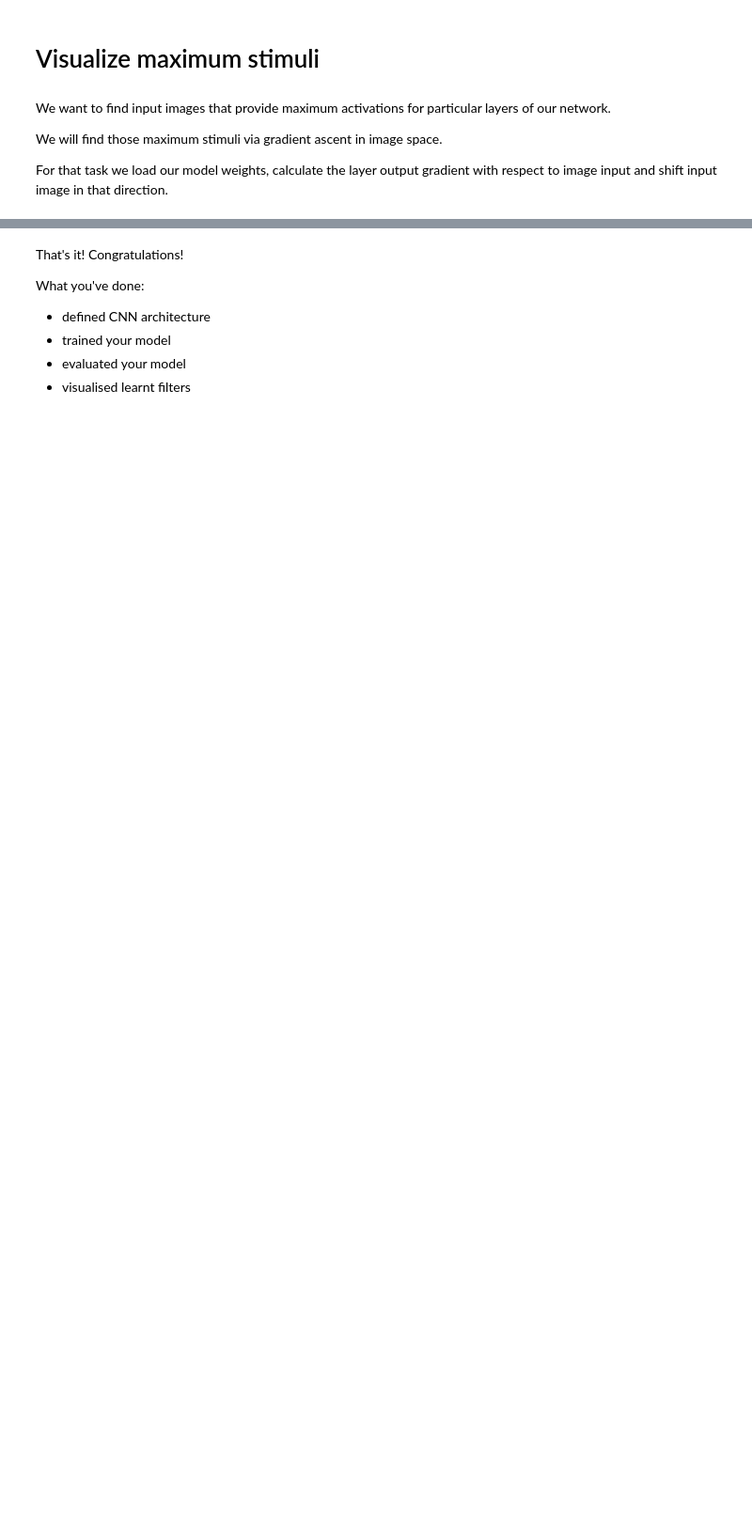
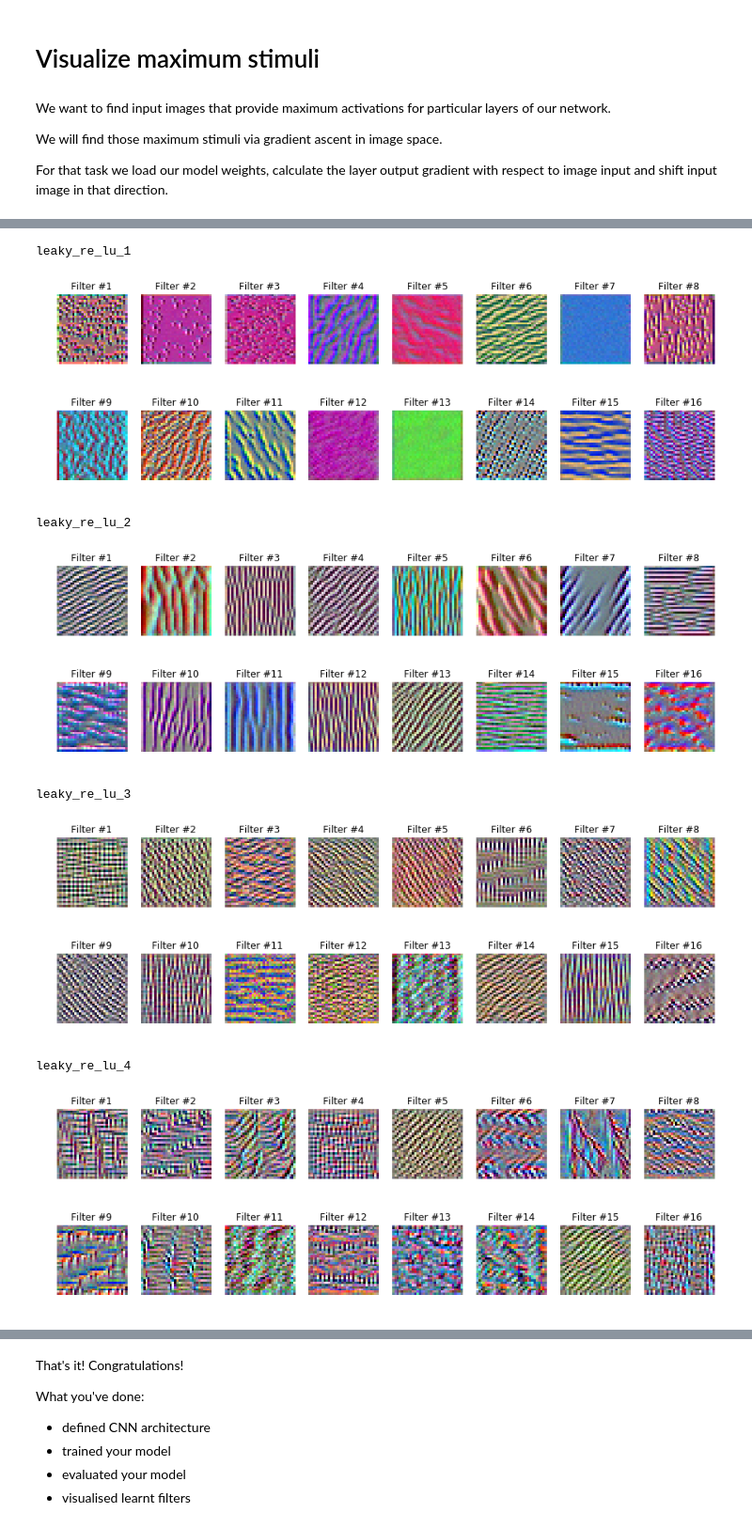
Before and after one commit to LIMON100/Introduction-To-Deep-Learning-Coursera, a Jupyter notebook: Week 3/cifar10_lm.ipynb, the cells around one changed output, grey strips where cells are left out. Shown: that part at 94% size. Saved outputs shown, nothing was run; the diff lists cells and outputs as text; code cells hidden in the pictures; blank space fills up the shorter version.

```diff
--- a/Week 3/cifar10_lm.ipynb
+++ b/Week 3/cifar10_lm.ipynb
@@ -146,3 +140,35 @@ def make_model():
+# %%
+def make_model():
+    """
+    Define your model architecture here.
+    Returns `Sequential` model.
+    """
+    model = Sequential()
+
+    ### YOUR CODE HERE
+
+    model.add(Conv2D(16, (3, 3), padding='same', input_shape=(32, 32, 3)))
+    model.add(LeakyReLU(0.1))
+    model.add(Conv2D(32, (3, 3), padding='same'))
+    model.add(LeakyReLU(0.1))
+    model.add(MaxPooling2D(pool_size=(2, 2)))
+    model.add(Dropout(0.25))
+
+    model.add(Conv2D(32, (3, 3), padding='same'))
+    model.add(LeakyReLU(0.1))
+    model.add(Conv2D(64, (3, 3), padding='same'))
+    model.add(LeakyReLU(0.1))
+    model.add(MaxPooling2D(pool_size=(2, 2)))
+    model.add(Dropout(0.25))
+
+    model.add(Flatten())
+    model.add(Dense(256))
+    model.add(LeakyReLU(0.1))
+    model.add(Dropout(0.5))
+    model.add(Dense(10))
+    model.add(Activation('softmax'))
+
+    return model
 # %%
 # describe model
 s = reset_tf_session()  # clear default graph
@@ -287,10 +391,10 @@ def find_maximum_stimuli(layer_name, is_conv, filter_index, model, iterations=20
     def image_values_to_rgb(x):
         # normalize x: center on 0 (np.mean(x_train2)), ensure std is 0.25 (np.std(x_train2))
         # so that it looks like a normalized image input for our network
-        x = ### YOUR CODE HERE
+        x = (x - np.mean(x)) / np.std(x) * 0.25 ### YOUR CODE HERE
 
         # do reverse normalization to RGB values: x = (x_norm + 0.5) * 255
-        x = ### YOUR CODE HERE
+        x = (x + 0.5) * 255 ### YOUR CODE HERE
 
         # clip values to [0, 255] and convert to bytes
         x = np.clip(x, 0, 255).astype('uint8')
@@ -359,17 +463,27 @@ def plot_filters_stimuli(layer_name, is_conv, model, iterations=20, step=1., ver
                     ax.set_title("Filter #{}".format(filter_index))
     plt.show()
 # %%
+prev_layer = None
 # maximum stimuli for convolutional neurons
 conv_activation_layers = []
 for layer in model.layers:
     if isinstance(layer, LeakyReLU):
-        prev_layer = layer.inbound_nodes[0].inbound_layers[0]
         if isinstance(prev_layer, Conv2D):
             conv_activation_layers.append(layer)
+    prev_layer = layer
 
 for layer in conv_activation_layers:
     print(layer.name)
     plot_filters_stimuli(layer_name=layer.name, is_conv=True, model=model)
+# %% [output]
+leaky_re_lu_1
+[figure, added]
+leaky_re_lu_2
+[figure, added]
+leaky_re_lu_3
+[figure, added]
+leaky_re_lu_4
+[figure, added]
 # %%
 # maximum stimuli for last dense layer
 last_dense_layer = list(filter(lambda x: isinstance(x, Dense), model.layers))[-1]
```
Also changed, not shown: parts of 18 cells of this notebook.
